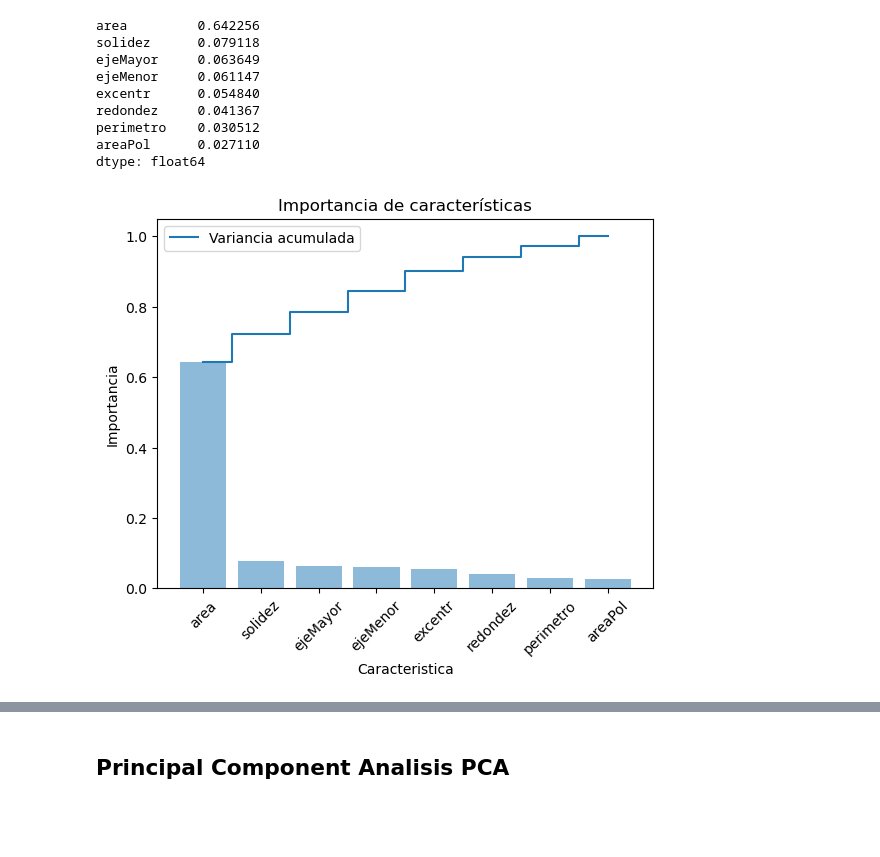
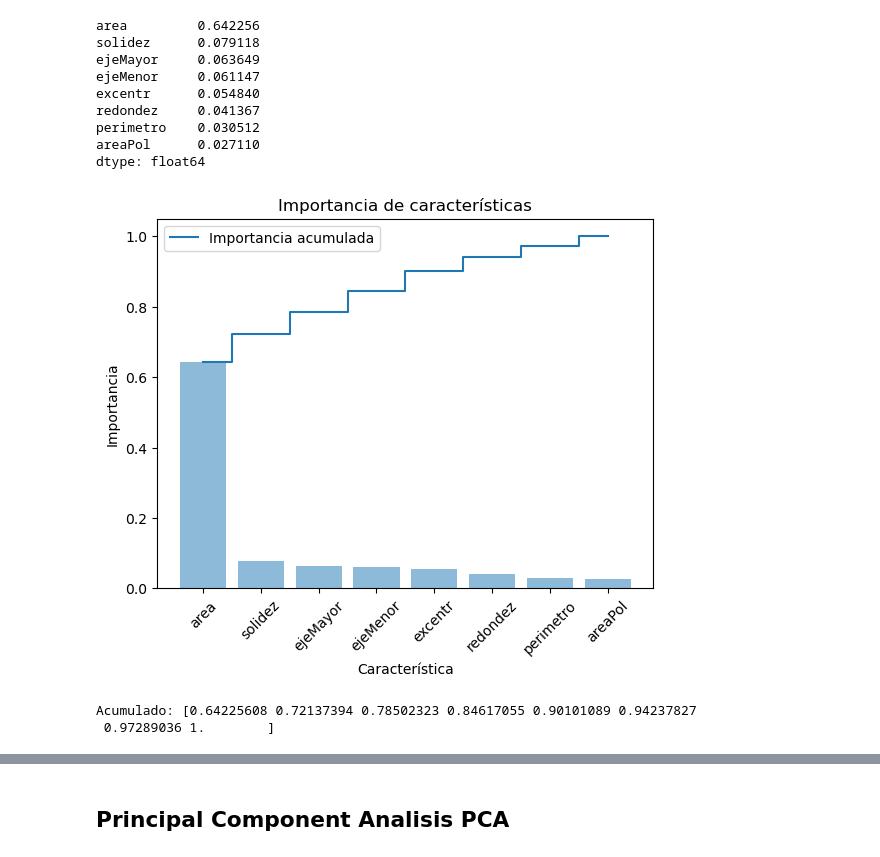
Before and after one commit to JoseAlfredoMartinezMartinez1995/EstimacionPesoPollos, a Jupyter notebook: P04_Analisis.ipynb, the cells around one changed output, grey strips where cells are left out. Saved outputs shown, nothing was run; the diff lists cells and outputs as text; code cells hidden in the pictures; blank space fills up the shorter version.

```diff
--- a/P04_Analisis.ipynb
+++ b/P04_Analisis.ipynb
@@ -102,15 +118,19 @@ areaPol      0.027110
 dtype: float64
 # %%
 plt.bar(caracteristicas.index, caracteristicas.values, alpha = 0.5)
-plt.step(range(0, caracteristicas.shape[0]), acumulado, where = 'mid', label = 'Variancia acumulada')
+plt.step(range(0, caracteristicas.shape[0]), acumulado, where = 'mid', label = 'Importancia acumulada')
 
 plt.ylabel('Importancia')
-plt.xlabel('Caracteristica')
+plt.xlabel('Característica')
 plt.xticks(rotation = 45)
 
 plt.title('Importancia de características')
 plt.legend(loc = 'upper left')
 
 plt.show()
+
+print('Acumulado:', acumulado)
 # %% [output]
-[figure, old version]
+[figure, new version]
+Acumulado: [0.64225608 0.72137394 0.78502323 0.84617055 0.90101089 0.94237827
+ 0.97289036 1.        ]
```
Also changed, not shown: parts of 27 cells of this notebook, 13 other files.
